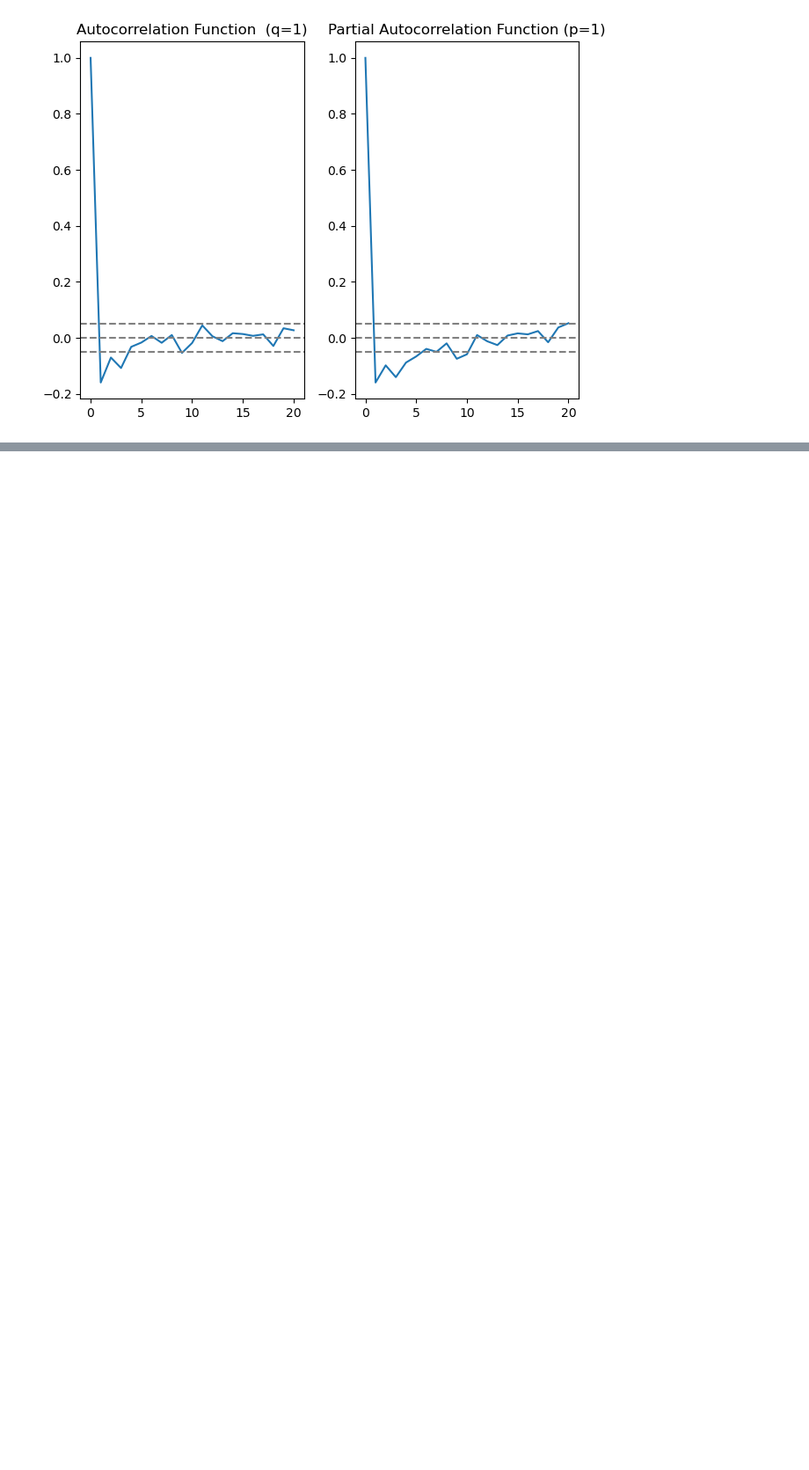
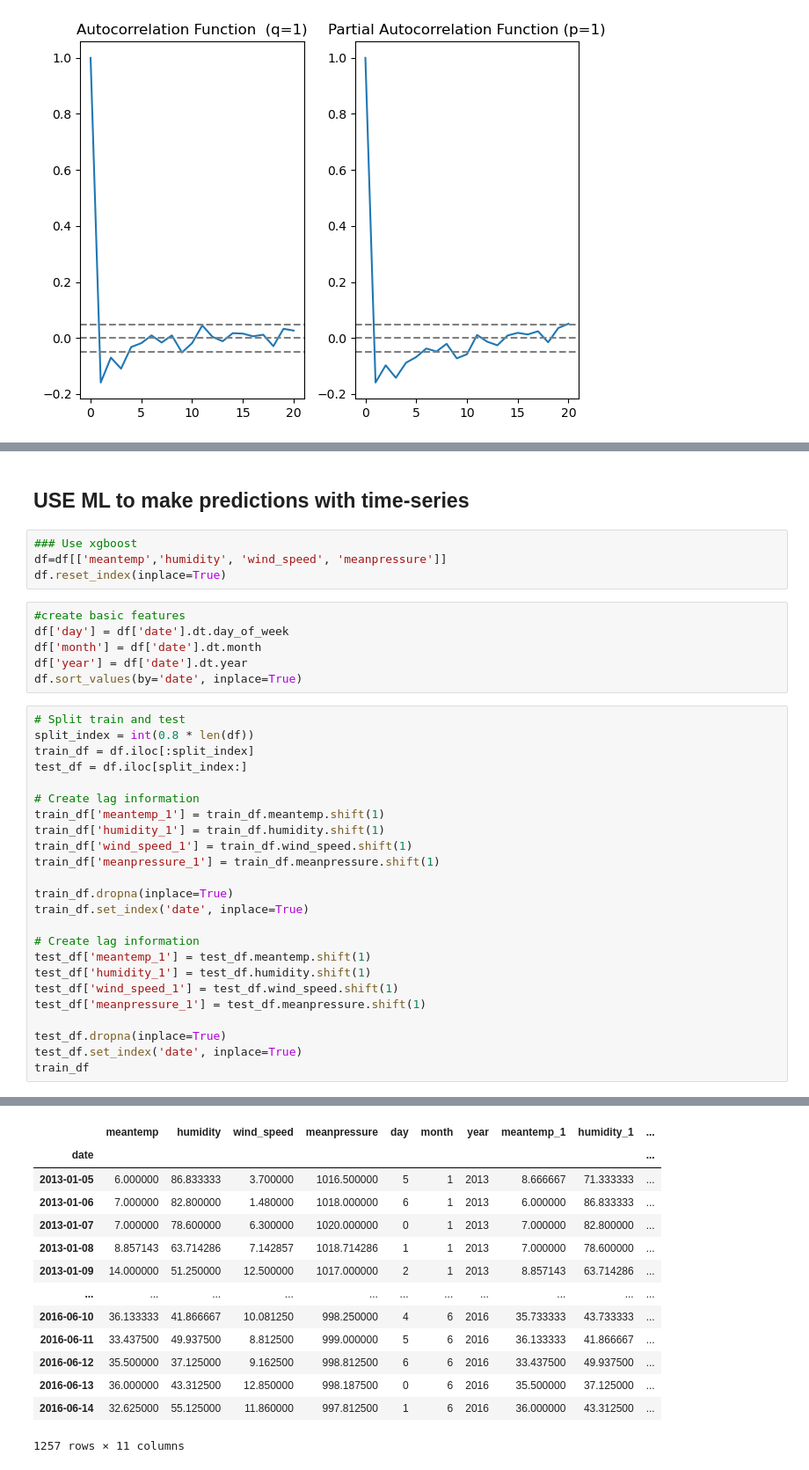
Before and after one commit to gscibi/tutorials, a Jupyter notebook: Time Series/time_series.ipynb, the cells around one changed output, grey strips where cells are left out. Shown at 88% size. Drawn from its saved outputs; the diff is of its cells as text; blank space fills up the shorter version.

```diff
--- a/Time Series/time_series.ipynb
+++ b/Time Series/time_series.ipynb
@@ -334,0 +338,37 @@ RMSE:  1.638248707859098
+# %% [markdown]
+## USE ML to make predictions with time-series
+# %%
+### Use xgboost
+df=df[['meantemp','humidity', 'wind_speed', 'meanpressure']]
+df.reset_index(inplace=True)
+# %%
+#create basic features
+df['day'] = df['date'].dt.day_of_week
+df['month'] = df['date'].dt.month
+df['year'] = df['date'].dt.year
+df.sort_values(by='date', inplace=True)
+# %%
+# Split train and test
+split_index = int(0.8 * len(df))
+train_df = df.iloc[:split_index]
+test_df = df.iloc[split_index:]
+
+# Create lag information
+train_df['meantemp_1'] = train_df.meantemp.shift(1)
+train_df['humidity_1'] = train_df.humidity.shift(1)
+train_df['wind_speed_1'] = train_df.wind_speed.shift(1)
+train_df['meanpressure_1'] = train_df.meanpressure.shift(1)
+
+train_df.dropna(inplace=True)
+train_df.set_index('date', inplace=True)
+
+# Create lag information
+test_df['meantemp_1'] = test_df.meantemp.shift(1)
+test_df['humidity_1'] = test_df.humidity.shift(1)
+test_df['wind_speed_1'] = test_df.wind_speed.shift(1)
+test_df['meanpressure_1'] = test_df.meanpressure.shift(1)
+
+test_df.dropna(inplace=True)
+test_df.set_index('date', inplace=True)
+train_df
+# %% [output]
@@ -334,0 +392,14 @@ RMSE:  1.638248707859098
+|  | meantemp | humidity | wind_speed | meanpressure | day | month | year | meantemp_1 | humidity_1 | ... |
+| date |  |  |  |  |  |  |  |  |  | ... |
+| 2013-01-05 | 6.000000 | 86.833333 | 3.700000 | 1016.500000 | 5 | 1 | 2013 | 8.666667 | 71.333333 | ... |
+| 2013-01-06 | 7.000000 | 82.800000 | 1.480000 | 1018.000000 | 6 | 1 | 2013 | 6.000000 | 86.833333 | ... |
+| 2013-01-07 | 7.000000 | 78.600000 | 6.300000 | 1020.000000 | 0 | 1 | 2013 | 7.000000 | 82.800000 | ... |
+| 2013-01-08 | 8.857143 | 63.714286 | 7.142857 | 1018.714286 | 1 | 1 | 2013 | 7.000000 | 78.600000 | ... |
+| 2013-01-09 | 14.000000 | 51.250000 | 12.500000 | 1017.000000 | 2 | 1 | 2013 | 8.857143 | 63.714286 | ... |
+| ... | ... | ... | ... | ... | ... | ... | ... | ... | ... | ... |
+| 2016-06-10 | 36.133333 | 41.866667 | 10.081250 | 998.250000 | 4 | 6 | 2016 | 35.733333 | 43.733333 | ... |
+| 2016-06-11 | 33.437500 | 49.937500 | 8.812500 | 999.000000 | 5 | 6 | 2016 | 36.133333 | 41.866667 | ... |
+| 2016-06-12 | 35.500000 | 37.125000 | 9.162500 | 998.812500 | 6 | 6 | 2016 | 33.437500 | 49.937500 | ... |
+| 2016-06-13 | 36.000000 | 43.312500 | 12.850000 | 998.187500 | 0 | 6 | 2016 | 35.500000 | 37.125000 | ... |
+| 2016-06-14 | 32.625000 | 55.125000 | 11.860000 | 997.812500 | 1 | 6 | 2016 | 36.000000 | 43.312500 | ... |
+1257 rows × 11 columns
```
Also changed, not shown: parts of 8 cells of this notebook.
